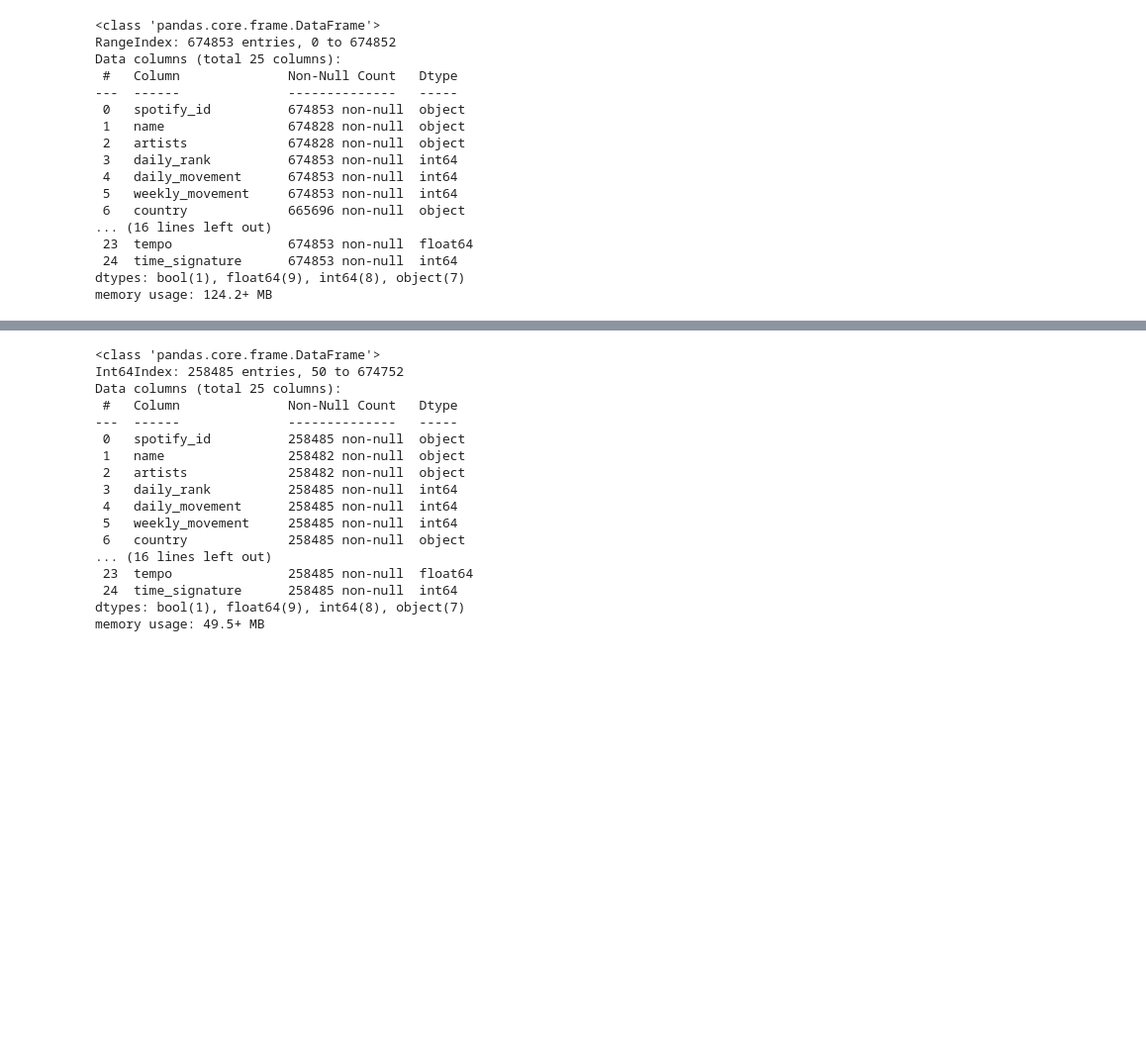
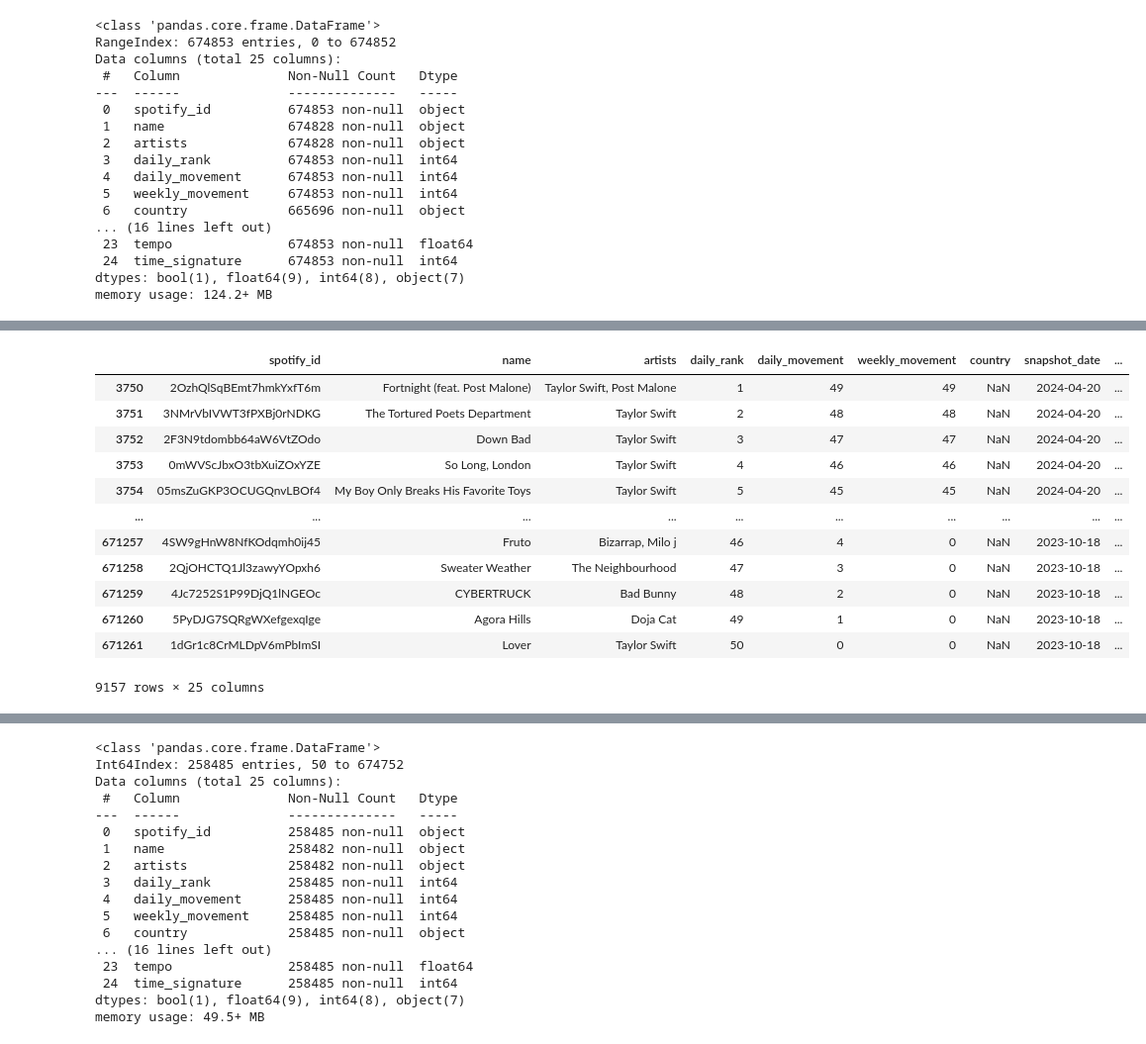
Before and after one commit to MaksiMental/Spotify-Music-Prediction, a Jupyter notebook: eda_spotify.ipynb, the cells around one changed output, grey strips where cells are left out. Shown at 99% size. Cells and saved outputs as stored; diff of their text form; code cells hidden in the pictures; blank space fills up the shorter version.

```diff
--- a/eda_spotify.ipynb
+++ b/eda_spotify.ipynb
@@ -60,0 +111,18 @@ array(['VN', 'UA', 'TW', 'TR', 'TH', 'SV', 'PT', 'PL', 'PK', 'PH', 'PE',
+# %%
+missing_country = df[df['country'].isna()]
+
+missing_country
+# %% [output]
+|  | spotify_id | name | artists | daily_rank | daily_movement | weekly_movement | country | snapshot_date | ... |
+| 3750 | 2OzhQlSqBEmt7hmkYxfT6m | Fortnight (feat. Post Malone) | Taylor Swift, Post Malone | 1 | 49 | 49 | NaN | 2024-04-20 | ... |
+| 3751 | 3NMrVbIVWT3fPXBj0rNDKG | The Tortured Poets Department | Taylor Swift | 2 | 48 | 48 | NaN | 2024-04-20 | ... |
+| 3752 | 2F3N9tdombb64aW6VtZOdo | Down Bad | Taylor Swift | 3 | 47 | 47 | NaN | 2024-04-20 | ... |
+| 3753 | 0mWVScJbxO3tbXuiZOxYZE | So Long, London | Taylor Swift | 4 | 46 | 46 | NaN | 2024-04-20 | ... |
+| 3754 | 05msZuGKP3OCUGQnvLBOf4 | My Boy Only Breaks His Favorite Toys | Taylor Swift | 5 | 45 | 45 | NaN | 2024-04-20 | ... |
+| ... | ... | ... | ... | ... | ... | ... | ... | ... | ... |
+| 671257 | 4SW9gHnW8NfKOdqmh0ij45 | Fruto | Bizarrap, Milo j | 46 | 4 | 0 | NaN | 2023-10-18 | ... |
+| 671258 | 2QjOHCTQ1Jl3zawyYOpxh6 | Sweater Weather | The Neighbourhood | 47 | 3 | 0 | NaN | 2023-10-18 | ... |
+| 671259 | 4Jc7252S1P99DjQ1lNGEOc | CYBERTRUCK | Bad Bunny | 48 | 2 | 0 | NaN | 2023-10-18 | ... |
+| 671260 | 5PyDJG7SQRgWXefgexqIge | Agora Hills | Doja Cat | 49 | 1 | 0 | NaN | 2023-10-18 | ... |
+| 671261 | 1dGr1c8CrMLDpV6mPbImSI | Lover | Taylor Swift | 50 | 0 | 0 | NaN | 2023-10-18 | ... |
+9157 rows × 25 columns
```
Also changed, not shown: parts of 10 cells of this notebook, 1 other file.
